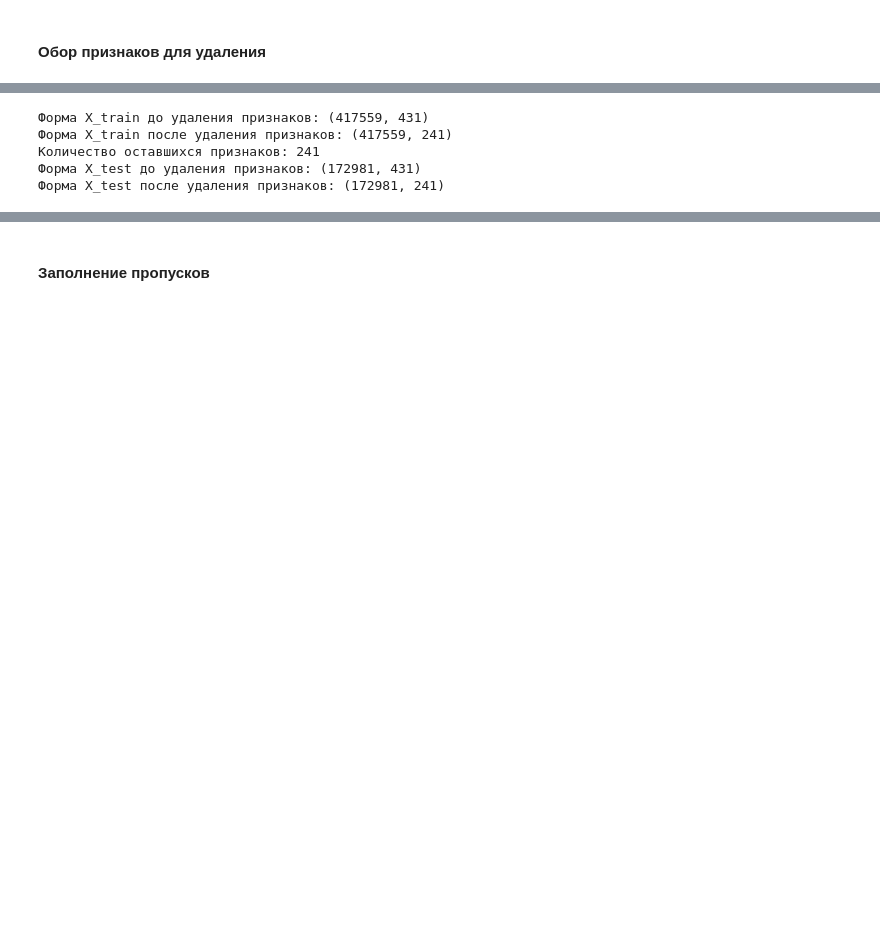
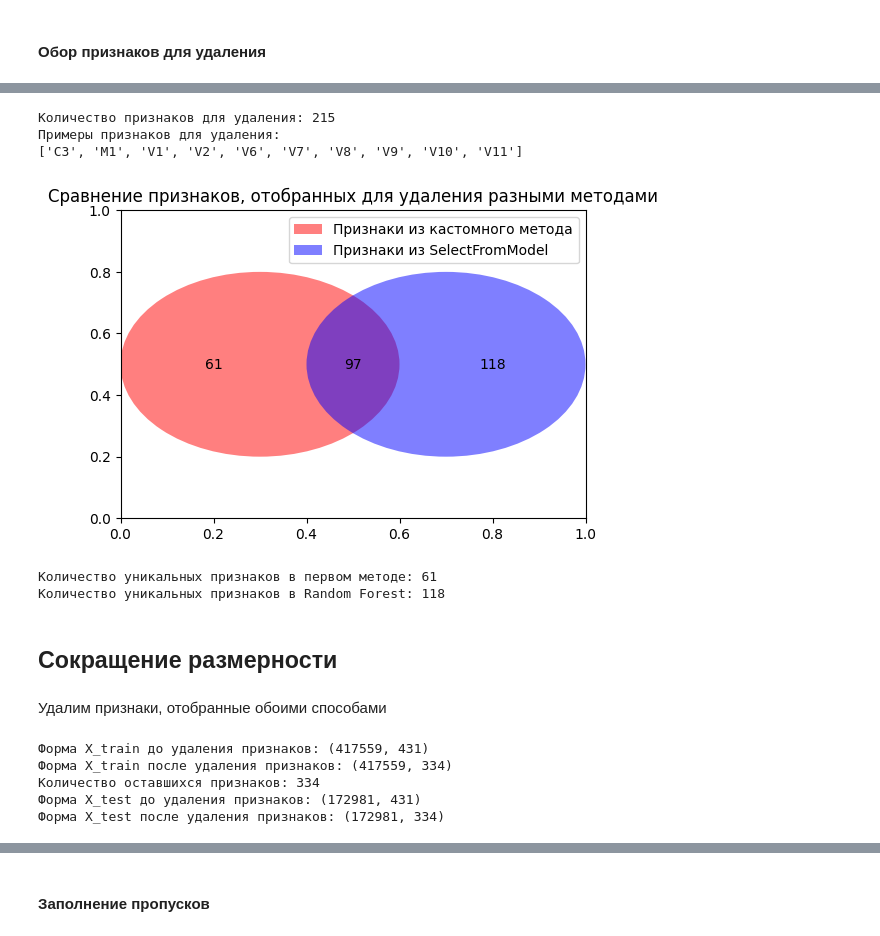
Before and after one commit to psaw/hse-ai24-ml, a Jupyter notebook: hw-7/ML_AI24_HT7.ipynb, the cells around one changed output, grey strips where cells are left out. Drawn from its saved outputs; the diff is of its cells as text; code cells hidden in the pictures; blank space fills up the shorter version.

Commit message:
Task 1 - EDA + feature selection

```diff
--- a/hw-7/ML_AI24_HT7.ipynb
+++ b/hw-7/ML_AI24_HT7.ipynb
@@ -690,7 +786,7 @@ while any(len(corr_list) > 0 for corr_list in tmp_high_corr_features.values()):
 
     # 2. Если несколько признаков с одинаковым числом связей, выбираем с наименьшей корреляцией с целевой
     if len(max_connected_features) > 1:
-        feature_to_remove = min(max_connected_features, key=lambda f: tgt_corrs.loc[f, "correlation"])
+        feature_to_remove = min(max_connected_features, key=lambda f: float(tgt_corrs.loc[f, "correlation"]))
     else:
         feature_to_remove = max_connected_features[0]
 
@@ -706,6 +802,6 @@ while any(len(corr_list) > 0 for corr_list in tmp_high_corr_features.values()):
     tmp_high_corr_features.pop(feature_to_remove, None)
 
 print(f"Количество признаков для удаления: {len(features_to_remove)}")
-print("Примеры признаков для удаления:")
+print("Первые 10 признаков для удаления:")
 print(features_to_remove[:10])  # Выводим первые 10 признаков для удаления
 # %% [output]
@@ -740,0 +908,10 @@ print(features_to_remove[:10])  # Выводим первые 10 признак
+# %%
+# Создаем и применяем селектор
+selector = CorrelationSelector(correlation_threshold=0.95)
+selector.fit(X_train)
+# selector.fit(df_train[['C1', 'C2', 'V266', 'V269', 'V71', 'C11', 'V334', 'V50', 'V150', 'V15']], y_train)
+
+print(f"Количество признаков для удаления: {len(X_train.columns) - selector.get_support().sum()}")
+features_to_remove = X_train.columns[~selector.get_support()].tolist()
+print("Примеры признаков для удаления:")
+print(features_to_remove[:10])
@@ -741,19 +945,69 @@ print(features_to_remove[:10])  # Выводим первые 10 признак
+# %%
+print(f"Количество признаков для удаления: {len(X_train_prep.columns) - selector2.get_support().sum()}")
+features_to_remove2 = X_train_prep.columns[~selector2.get_support()].tolist()
+print("Примеры признаков для удаления:")
+print(features_to_remove2[:10])
+# %% [output]
+Количество признаков для удаления: 215
+Примеры признаков для удаления:
+['C3', 'M1', 'V1', 'V2', 'V6', 'V7', 'V8', 'V9', 'V10', 'V11']
+# %%
+# Создаем множества из списков признаков
+set1 = set(features_to_remove)
+set2 = set(features_to_remove2)
+# Создаем диаграмму Венна
+import matplotlib.pyplot as plt
+from matplotlib.patches import Circle, Rectangle
+import numpy as np
+
+plt.figure(figsize=(6, 4))
+
+# Создаем два круга для визуализации пересечения множеств
+circle1 = plt.Circle((0.3, 0.5), 0.3, alpha=0.5, fc='red', label='Признаки из кастомного метода')
+circle2 = plt.Circle((0.7, 0.5), 0.3, alpha=0.5, fc='blue', label='Признаки из SelectFromModel')
+
+ax = plt.gca()
+ax.add_patch(circle1)
+ax.add_patch(circle2)
+
+# Добавляем количества элементов
+plt.text(0.2, 0.5, str(len(set1 - set2)), ha='center', va='center')
+plt.text(0.8, 0.5, str(len(set2 - set1)), ha='center', va='center')
+plt.text(0.5, 0.5, str(len(set1 & set2)), ha='center', va='center')
+
+plt.xlim(0, 1)
+plt.ylim(0, 1)
+plt.legend()
+plt.title('Сравнение признаков, отобранных для удаления разными методами')
+plt.show()
+
+# Выводим количественные характеристики
+print(f"Количество уникальных признаков в первом методе: {len(set1 - set2)}")
+print(f"Количество уникальных признаков в Random Forest: {len(set2 - set1)}")
+# %% [output]
+[figure, added]
+Количество уникальных признаков в первом методе: 61
+Количество уникальных признаков в Random Forest: 118
+# %% [markdown]
+## Сокращение размерности
+# %% [markdown]
+Удалим признаки, отобранные обоими способами
 # %%
 # Удаляем отобранные признаки из X_train
 print(f"Форма X_train до удаления признаков: {X_train.shape}")
 
 # Удаляем признаки, которые были определены как сильно коррелирующие
-X_train = X_train.drop(columns=features_to_remove)
+X_train = X_train.drop(columns=list(set1 & set2))
 
 print(f"Форма X_train после удаления признаков: {X_train.shape}")
 print(f"Количество оставшихся признаков: {X_train.shape[1]}")
 
 print(f"Форма X_test до удаления признаков: {X_test.shape}")
-X_test = X_test.drop(columns=features_to_remove)
+X_test = X_test.drop(columns=list(set1 & set2))
 print(f"Форма X_test после удаления признаков: {X_test.shape}")
 # %% [output]
 Форма X_train до удаления признаков: (417559, 431)
-Форма X_train после удаления признаков: (417559, 241)
-Количество оставшихся признаков: 241
+Форма X_train после удаления признаков: (417559, 334)
+Количество оставшихся признаков: 334
 Форма X_test до удаления признаков: (172981, 431)
-Форма X_test после удаления признаков: (172981, 241)
+Форма X_test после удаления признаков: (172981, 334)
```
Also changed, not shown: parts of 59 cells of this notebook, 1 other file.
